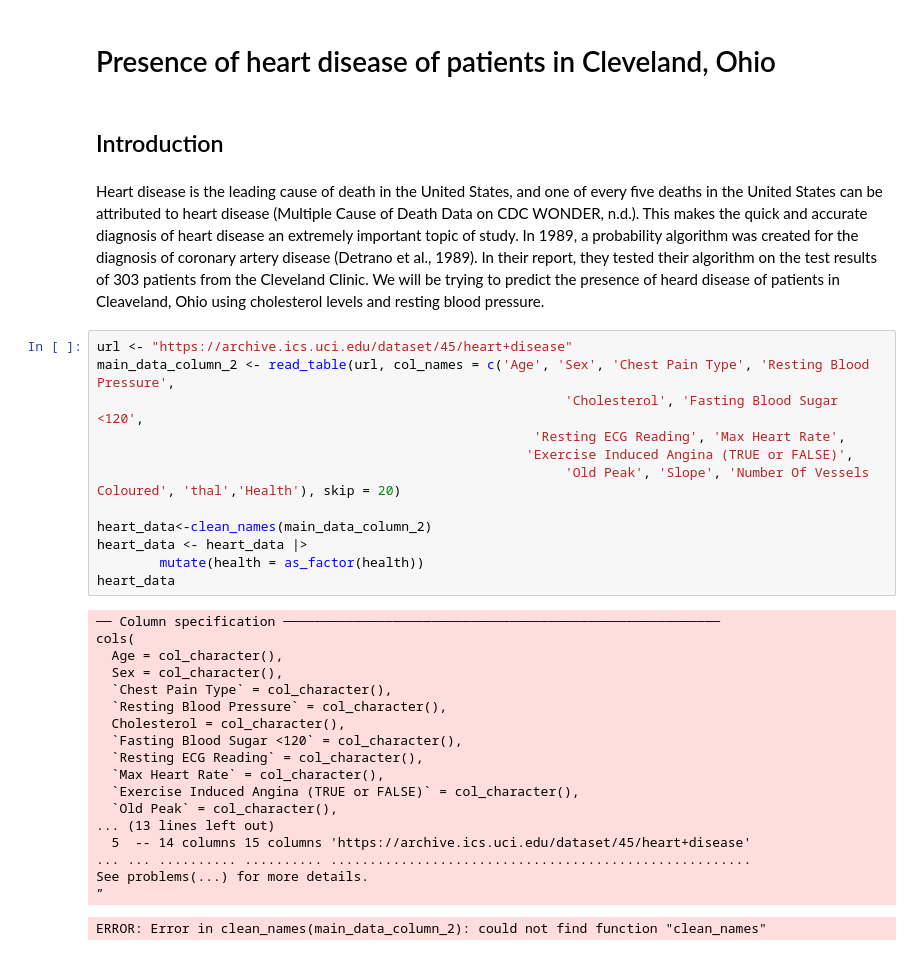
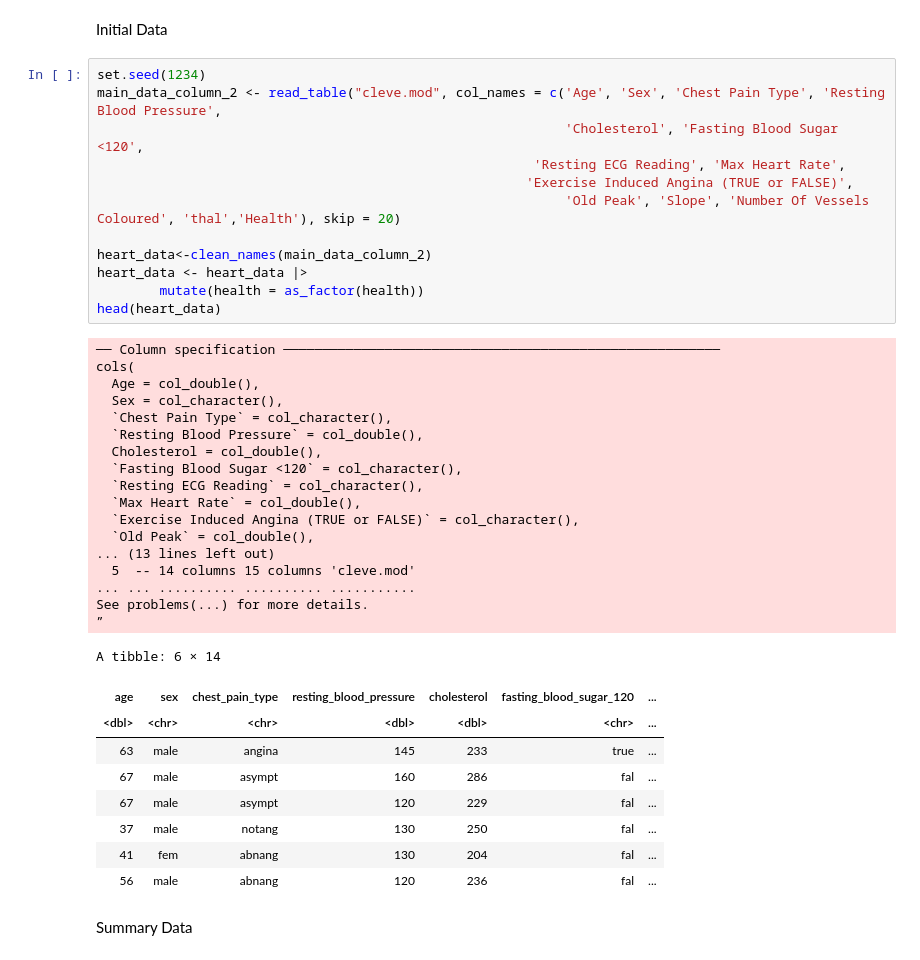
Before and after one commit to kshenassa/dsci-100-group-19, a Jupyter notebook: Heart_Predict (2).ipynb, the cells around one changed output. Drawn from its saved outputs; the diff is of its cells as text.

```diff
--- a/Heart_Predict (2).ipynb
+++ b/Heart_Predict (2).ipynb
@@ -25,37 +26,43 @@ ERROR: Error in library(janitor): there is no package called ‘janitor’
-# %% [markdown]
-#  Presence of heart disease of patients in Cleveland, Ohio
-# %% [markdown]
- ## Introduction
-# %% [markdown]
-Heart disease is the leading cause of death in the United States, and one of every five deaths in the United States can be attributed to heart disease (Multiple Cause of Death Data on CDC WONDER, n.d.). This makes the quick and accurate diagnosis of heart disease an extremely important topic of study. In 1989, a probability algorithm was created for the diagnosis of coronary artery disease (Detrano et al., 1989). In their report, they tested their algorithm on the test results of 303 patients from the Cleveland Clinic. We will be trying to predict the presence of heard disease of patients in Cleaveland, Ohio using cholesterol levels and resting blood pressure.
+# %% [markdown]
+Initial Data
 # %%
-url <- "https://archive.ics.uci.edu/dataset/45/heart+disease"
-main_data_column_2 <- read_table(url, col_names = c('Age', 'Sex', 'Chest Pain Type', 'Resting Blood Pressure',
+set.seed(1234)
+main_data_column_2 <- read_table("cleve.mod", col_names = c('Age', 'Sex', 'Chest Pain Type', 'Resting Blood Pressure',
                                                             'Cholesterol', 'Fasting Blood Sugar <120',
                                                         'Resting ECG Reading', 'Max Heart Rate',
                                                        'Exercise Induced Angina (TRUE or FALSE)',
                                                             'Old Peak', 'Slope', 'Number Of Vessels Coloured', 'thal','Health'), skip = 20)
 
 heart_data<-clean_names(main_data_column_2)
 heart_data <- heart_data |>
         mutate(health = as_factor(health))
-heart_data
+head(heart_data)
 # %% [output]
 ── Column specification ────────────────────────────────────────────────────────
 cols(
-  Age = col_character(),
+  Age = col_double(),
   Sex = col_character(),
   `Chest Pain Type` = col_character(),
-  `Resting Blood Pressure` = col_character(),
-  Cholesterol = col_character(),
+  `Resting Blood Pressure` = col_double(),
+  Cholesterol = col_double(),
   `Fasting Blood Sugar <120` = col_character(),
   `Resting ECG Reading` = col_character(),
-  `Max Heart Rate` = col_character(),
+  `Max Heart Rate` = col_double(),
   `Exercise Induced Angina (TRUE or FALSE)` = col_character(),
-  `Old Peak` = col_character(),
+  `Old Peak` = col_double(),
 ... (13 lines left out)
-  5  -- 14 columns 15 columns 'https://archive.ics.uci.edu/dataset/45/heart+disease'
-... ... .......... .......... ......................................................
+  5  -- 14 columns 15 columns 'cleve.mod'
+... ... .......... .......... ...........
 See problems(...) for more details.
 ”
-ERROR: Error in clean_names(main_data_column_2): could not find function "clean_names"
+A tibble: 6 × 14
+| age | sex | chest_pain_type | resting_blood_pressure | cholesterol | fasting_blood_sugar_120 | ... |
+| <dbl> | <chr> | <chr> | <dbl> | <dbl> | <chr> | ... |
+| 63 | male | angina | 145 | 233 | true | ... |
+| 67 | male | asympt | 160 | 286 | fal | ... |
+| 67 | male | asympt | 120 | 229 | fal | ... |
+| 37 | male | notang | 130 | 250 | fal | ... |
+| 41 | fem | abnang | 130 | 204 | fal | ... |
+| 56 | male | abnang | 120 | 236 | fal | ... |
+# %% [markdown]
+Summary Data
```
Also changed, not shown: parts of 13 cells of this notebook.
